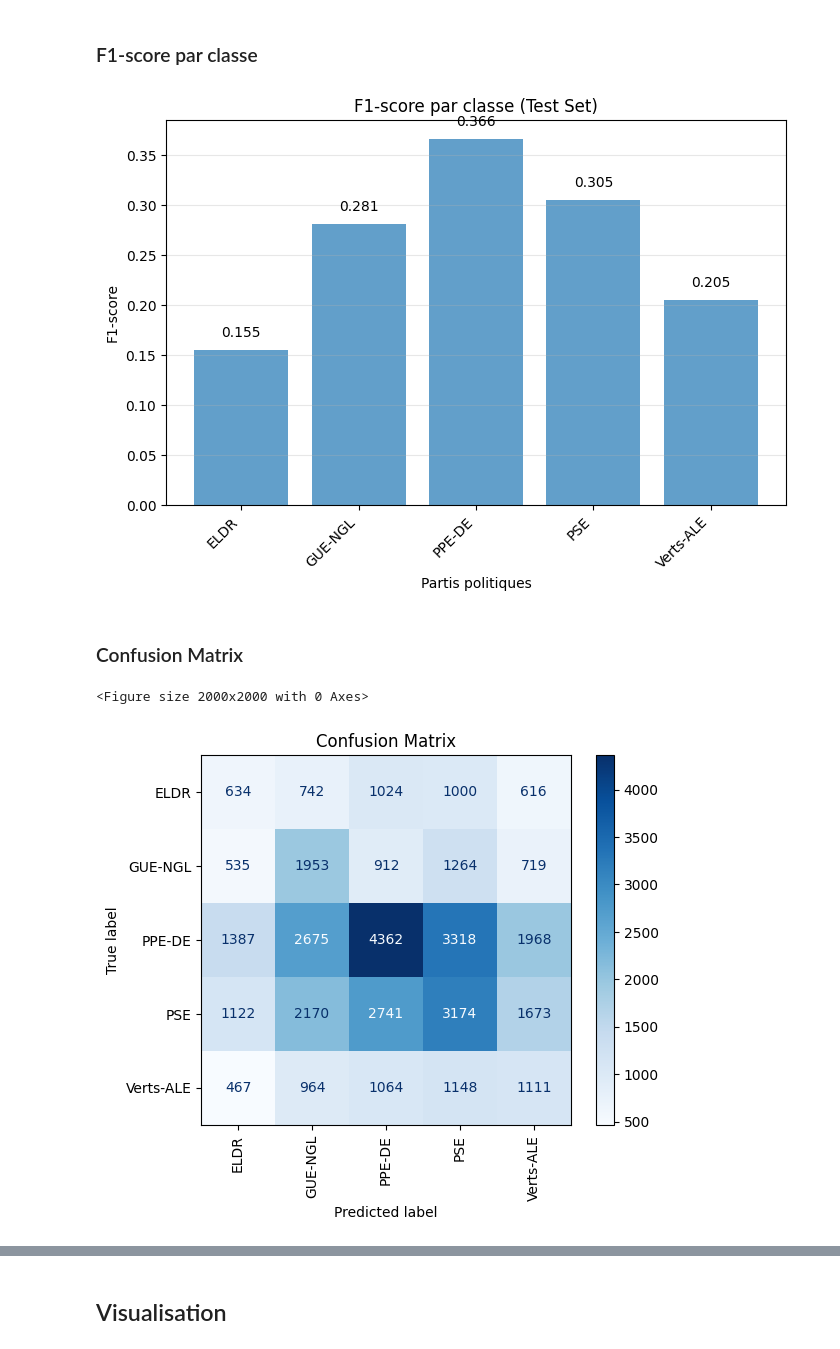
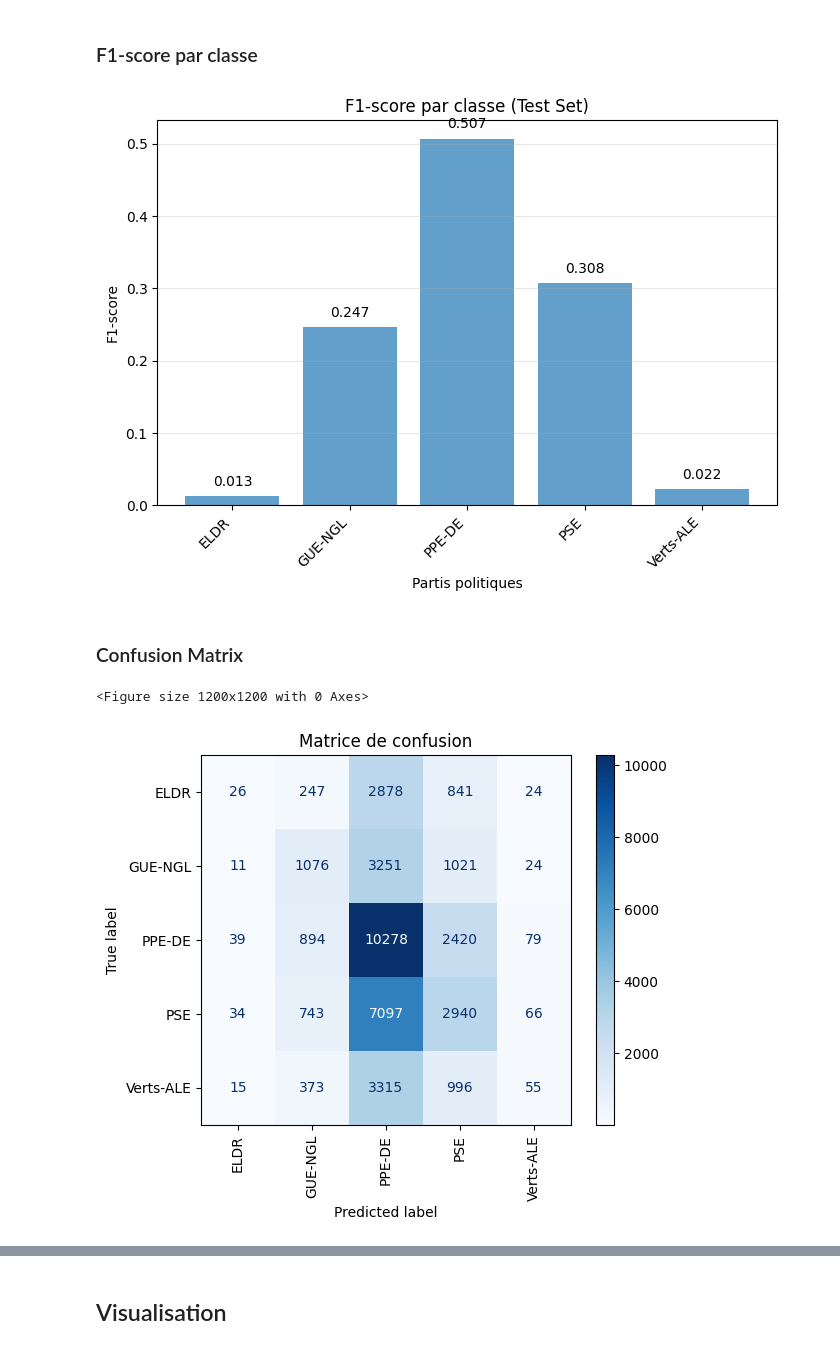
Before and after one commit to Xiaobo33/Apprentissage_artificiel, a Jupyter notebook: Projet_finale_LSTM.ipynb, the cells around one changed output, grey strips where cells are left out. Saved outputs shown, nothing was run; the diff lists cells and outputs as text; code cells hidden in the pictures.

```diff
--- a/Projet_finale_LSTM.ipynb
+++ b/Projet_finale_LSTM.ipynb
@@ -191,5 +166,5 @@ Labels des partis: ['ELDR' 'GUE-NGL' 'PPE-DE' 'PSE' 'Verts-ALE']
 # %%
-X_train_nb, X_val_nb, y_train_nb, y_val_nb = train_test_split(
+X_train_texts, X_dev_texts, y_train_labels, y_dev_labels = train_test_split(
     train_texts,
     train_labels,
     test_size=0.2,
@@ -197,7 +172,7 @@ X_train_nb, X_val_nb, y_train_nb, y_val_nb = train_test_split(
     stratify=train_labels
 )
 
-print(f"Train set: {len(X_train_nb)} échantillons")
-print(f"Validation set: {len(X_val_nb)} échantillons")
-print(f"Test set: {len(test_texts)} échantillons")
+print(f"Train set: {len(X_train_texts)}")
+print(f"Dev set: {len(X_dev_texts)}")
+print(f"Test set: {len(test_texts)}")
 # %% [output]
@@ -254,0 +253,16 @@ weighted avg       0.31      0.29      0.30     38743
+# %%
+# Ré-entraînement final sur train+dev
+tfidf_word_final = TfidfVectorizer(
+    max_features=20000,
+    ngram_range=(1, 2),
+    min_df=2,
+    max_df=0.95,
+    lowercase=True,
+    strip_accents="unicode"
+)
+
+X_full_word = tfidf_word_final.fit_transform(train_texts)
+X_test_word_final = tfidf_word_final.transform(test_texts)
+
+nb_final = MultinomialNB(alpha=best_alpha)
+nb_final.fit(X_full_word, train_labels)
@@ -254,0 +271,7 @@ weighted avg       0.31      0.29      0.30     38743
+# %%
+# évaluation sur test set
+y_test_pred_nb = nb_final.predict(X_test_word_final)
+
+print(classification_report(test_labels, y_test_pred_nb, digits=2))
+print("Test Accuracy:", accuracy_score(test_labels, y_test_pred_nb))
+print("Test Macro-F1:", f1_score(test_labels, y_test_pred_nb, average="macro"))
@@ -257,13 +295,18 @@ weighted avg       0.31      0.29      0.30     38743
 # %% [markdown]
 ### F1-score par classe
 # %%
-report = classification_report(test_labels, y_test_pred,
-                               target_names=label_encoder.classes_,
-                               output_dict=True, zero_division=0)
+report_nb = classification_report(test_labels,
+                                  y_test_pred_nb,
+                                  output_dict=True,
+                                  zero_division=0
+                                 )
+# liste des classes (partis)
+classes = list(report_nb.keys())
+classes = [c for c in classes if c not in ("accuracy", "macro avg", "weighted avg")]
 
-classes = label_encoder.classes_
-f1_scores = [report[cls]['f1-score'] for cls in classes]
+f1_scores = [report_nb[c]["f1-score"] for c in classes]
 
+#Visualisation
 plt.figure(figsize=(8, 5))
 plt.bar(classes, f1_scores, alpha=0.7)
 plt.xlabel('Partis politiques')
@@ -277,18 +320,18 @@ for i, v in enumerate(f1_scores):
 
 plt.show()
 # %% [output]
-[figure, old version]
+[figure, new version]
 # %% [markdown]
 ### Confusion Matrix
 # %%
-cm = confusion_matrix(test_labels, y_test_pred)
+cm_nb = confusion_matrix(test_labels, y_test_pred_nb)
 
-plt.figure(figsize=(20, 20))
-disp = ConfusionMatrixDisplay(confusion_matrix=cm, display_labels=label_encoder.classes_)
+plt.figure(figsize=(12, 12))
+disp = ConfusionMatrixDisplay(confusion_matrix=cm_nb, display_labels=label_encoder.classes_)
 disp.plot(cmap=plt.cm.Blues, xticks_rotation='vertical', values_format='d')
-plt.title("Confusion Matrix")
+plt.title("Matrice de confusion")
 plt.show()
 # %% [output]
-<Figure size 2000x2000 with 0 Axes>
+<Figure size 1200x1200 with 0 Axes>
-[figure, old version]
+[figure, new version]
 # %% [markdown]
```
Also changed, not shown: parts of 38 cells of this notebook.
